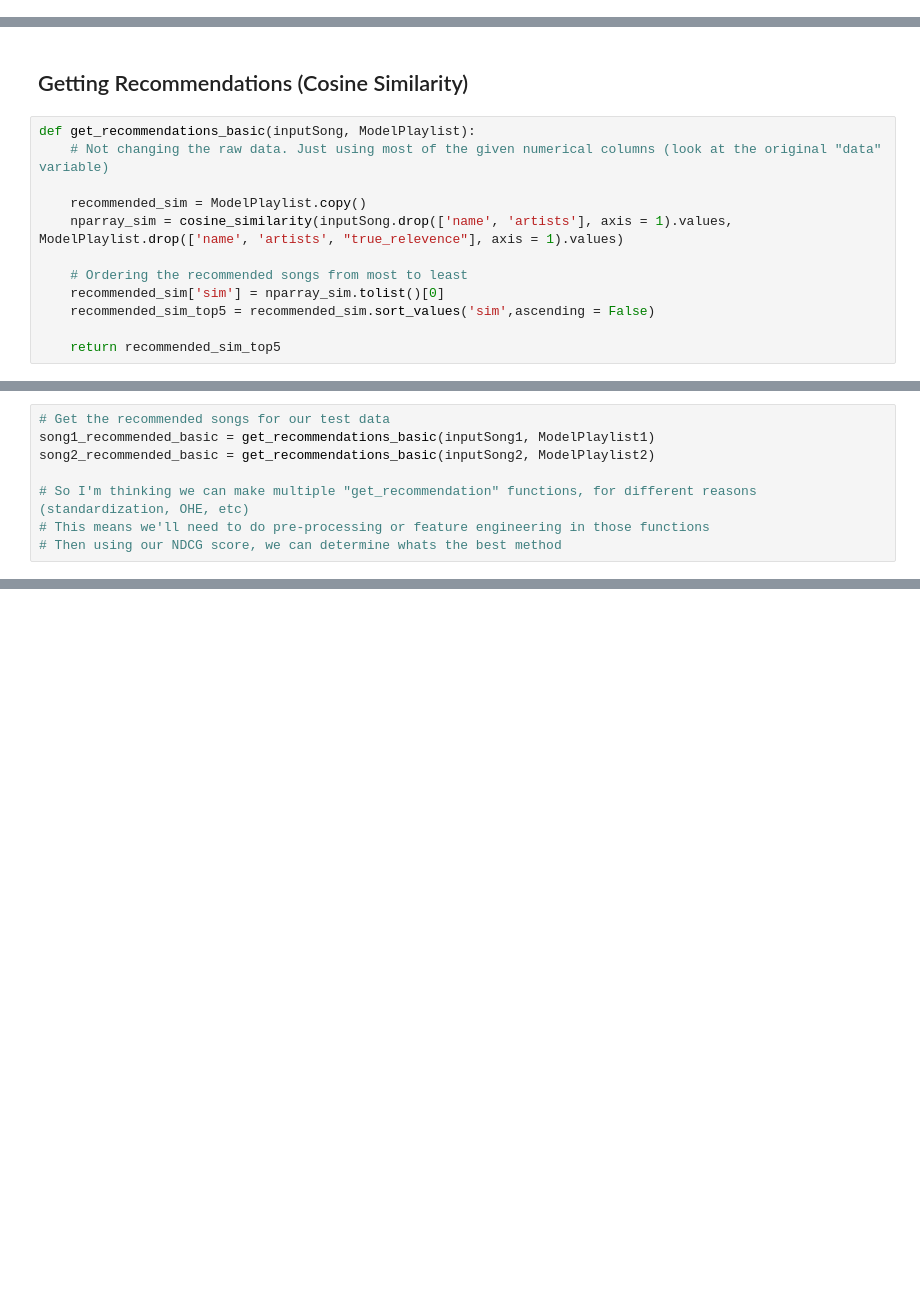
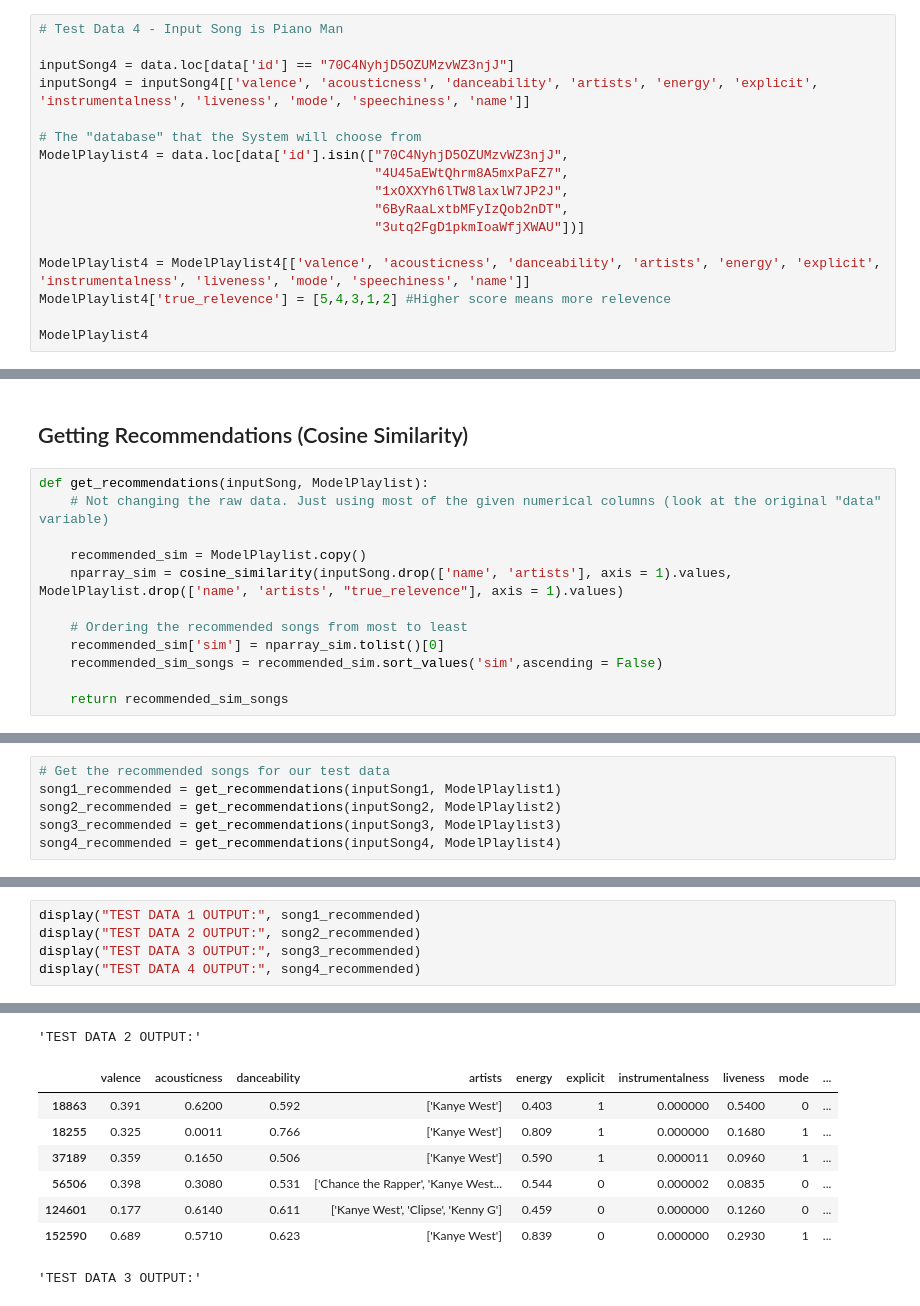
Before and after one commit to rubendplaza/spotify-hub, a Jupyter notebook: algorithms/ContentBased_Systems/ContentBasedSystem_V1.ipynb, the cells around one changed output, grey strips where cells are left out. Saved outputs shown, nothing was run; the diff lists cells and outputs as text; blank space fills up the shorter version.

```diff
--- a/algorithms/ContentBased_Systems/ContentBasedSystem_V1.ipynb
+++ b/algorithms/ContentBased_Systems/ContentBasedSystem_V1.ipynb
@@ -83,0 +122,17 @@ ModelPlaylist2.head()
+# %%
+# Test Data 4 - Input Song is Piano Man
+
+inputSong4 = data.loc[data['id'] == "70C4NyhjD5OZUMzvWZ3njJ"]
+inputSong4 = inputSong4[['valence', 'acousticness', 'danceability', 'artists', 'energy', 'explicit', 'instrumentalness', 'liveness', 'mode', 'speechiness', 'name']]
+
+# The "database" that the System will choose from
+ModelPlaylist4 = data.loc[data['id'].isin(["70C4NyhjD5OZUMzvWZ3njJ",
+                                           "4U45aEWtQhrm8A5mxPaFZ7",
+                                           "1xOXXYh6lTW8laxlW7JP2J",
+                                           "6ByRaaLxtbMFyIzQob2nDT",
+                                           "3utq2FgD1pkmIoaWfjXWAU"])]
+
+ModelPlaylist4 = ModelPlaylist4[['valence', 'acousticness', 'danceability', 'artists', 'energy', 'explicit', 'instrumentalness', 'liveness', 'mode', 'speechiness', 'name']]
+ModelPlaylist4['true_relevence'] = [5,4,3,1,2] #Higher score means more relevence
+
+ModelPlaylist4
@@ -84,7 +146,7 @@ ModelPlaylist2.head()
 # %% [markdown]
 ## Getting Recommendations (Cosine Similarity)
 # %%
-def get_recommendations_basic(inputSong, ModelPlaylist):
+def get_recommendations(inputSong, ModelPlaylist):
     # Not changing the raw data. Just using most of the given numerical columns (look at the original "data" variable)
 
     recommended_sim = ModelPlaylist.copy()
@@ -92,6 +154,6 @@ def get_recommendations_basic(inputSong, ModelPlaylist):
 
     # Ordering the recommended songs from most to least
     recommended_sim['sim'] = nparray_sim.tolist()[0]
-    recommended_sim_top5 = recommended_sim.sort_values('sim',ascending = False)
+    recommended_sim_songs = recommended_sim.sort_values('sim',ascending = False)
 
-    return recommended_sim_top5
+    return recommended_sim_songs
@@ -103,9 +160,7 @@ def get_recommendations_normalized(inputSong, ModelPlaylist):
 # %%
 # Get the recommended songs for our test data
-song1_recommended_basic = get_recommendations_basic(inputSong1, ModelPlaylist1)
-song2_recommended_basic = get_recommendations_basic(inputSong2, ModelPlaylist2)
-
-# So I'm thinking we can make multiple "get_recommendation" functions, for different reasons (standardization, OHE, etc)
-# This means we'll need to do pre-processing or feature engineering in those functions
-# Then using our NDCG score, we can determine whats the best method
+song1_recommended = get_recommendations(inputSong1, ModelPlaylist1)
+song2_recommended = get_recommendations(inputSong2, ModelPlaylist2)
+song3_recommended = get_recommendations(inputSong3, ModelPlaylist3)
+song4_recommended = get_recommendations(inputSong4, ModelPlaylist4)
 # %%
@@ -114,0 +172,6 @@ calculate_ndcg([song1_recommended_basic])
+# %%
+display("TEST DATA 1 OUTPUT:", song1_recommended)
+display("TEST DATA 2 OUTPUT:", song2_recommended)
+display("TEST DATA 3 OUTPUT:", song3_recommended)
+display("TEST DATA 4 OUTPUT:", song4_recommended)
+# %% [output]
@@ -114,0 +185,9 @@ calculate_ndcg([song1_recommended_basic])
+'TEST DATA 2 OUTPUT:'
+|  | valence | acousticness | danceability | artists | energy | explicit | instrumentalness | liveness | mode | ... |
+| 18863 | 0.391 | 0.6200 | 0.592 | ['Kanye West'] | 0.403 | 1 | 0.000000 | 0.5400 | 0 | ... |
+| 18255 | 0.325 | 0.0011 | 0.766 | ['Kanye West'] | 0.809 | 1 | 0.000000 | 0.1680 | 1 | ... |
+| 37189 | 0.359 | 0.1650 | 0.506 | ['Kanye West'] | 0.590 | 1 | 0.000011 | 0.0960 | 1 | ... |
+| 56506 | 0.398 | 0.3080 | 0.531 | ['Chance the Rapper', 'Kanye West... | 0.544 | 0 | 0.000002 | 0.0835 | 0 | ... |
+| 124601 | 0.177 | 0.6140 | 0.611 | ['Kanye West', 'Clipse', 'Kenny G'] | 0.459 | 0 | 0.000000 | 0.1260 | 0 | ... |
+| 152590 | 0.689 | 0.5710 | 0.623 | ['Kanye West'] | 0.839 | 0 | 0.000000 | 0.2930 | 1 | ... |
+'TEST DATA 3 OUTPUT:'
```
Also changed, not shown: parts of 13 cells of this notebook.
